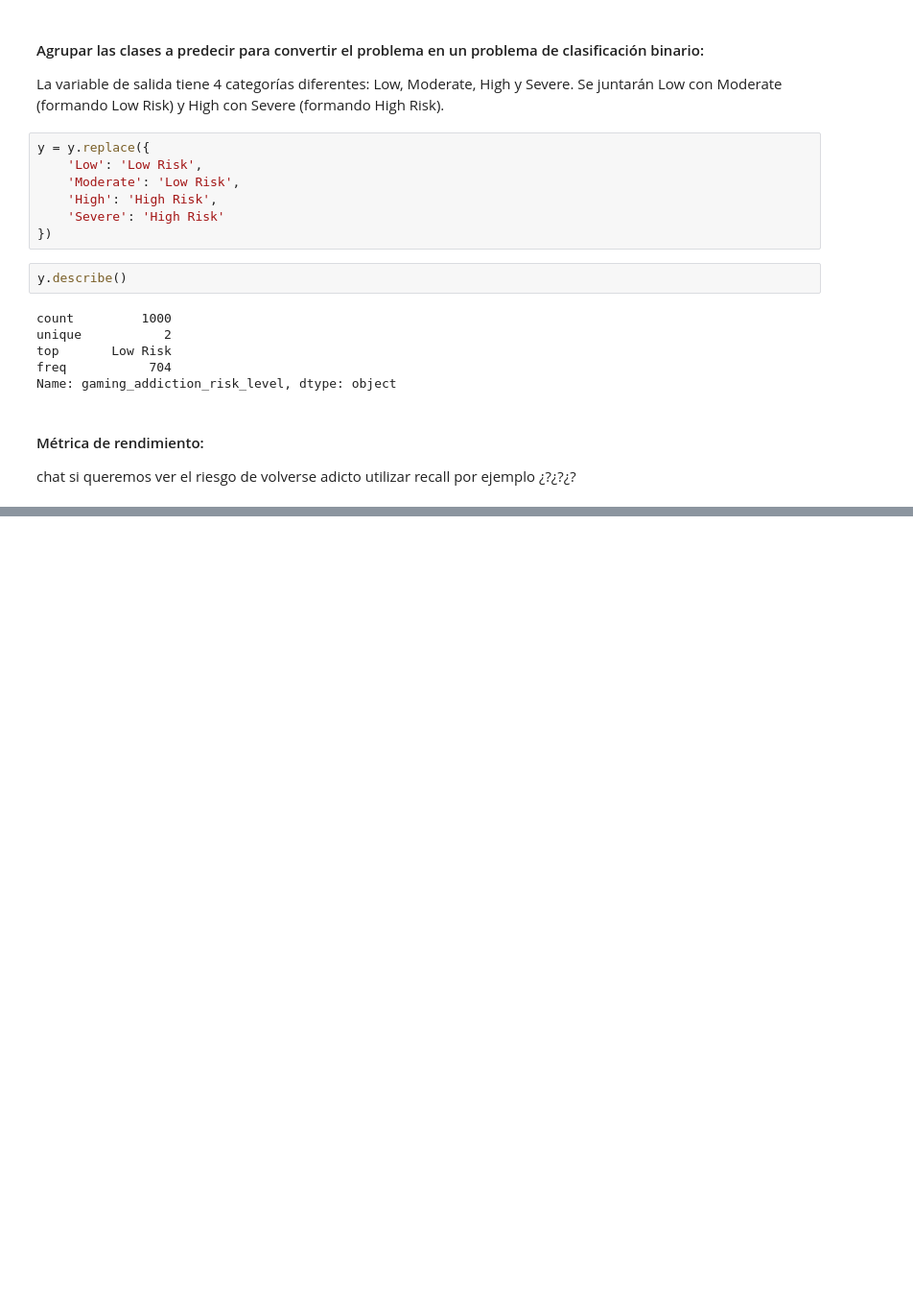
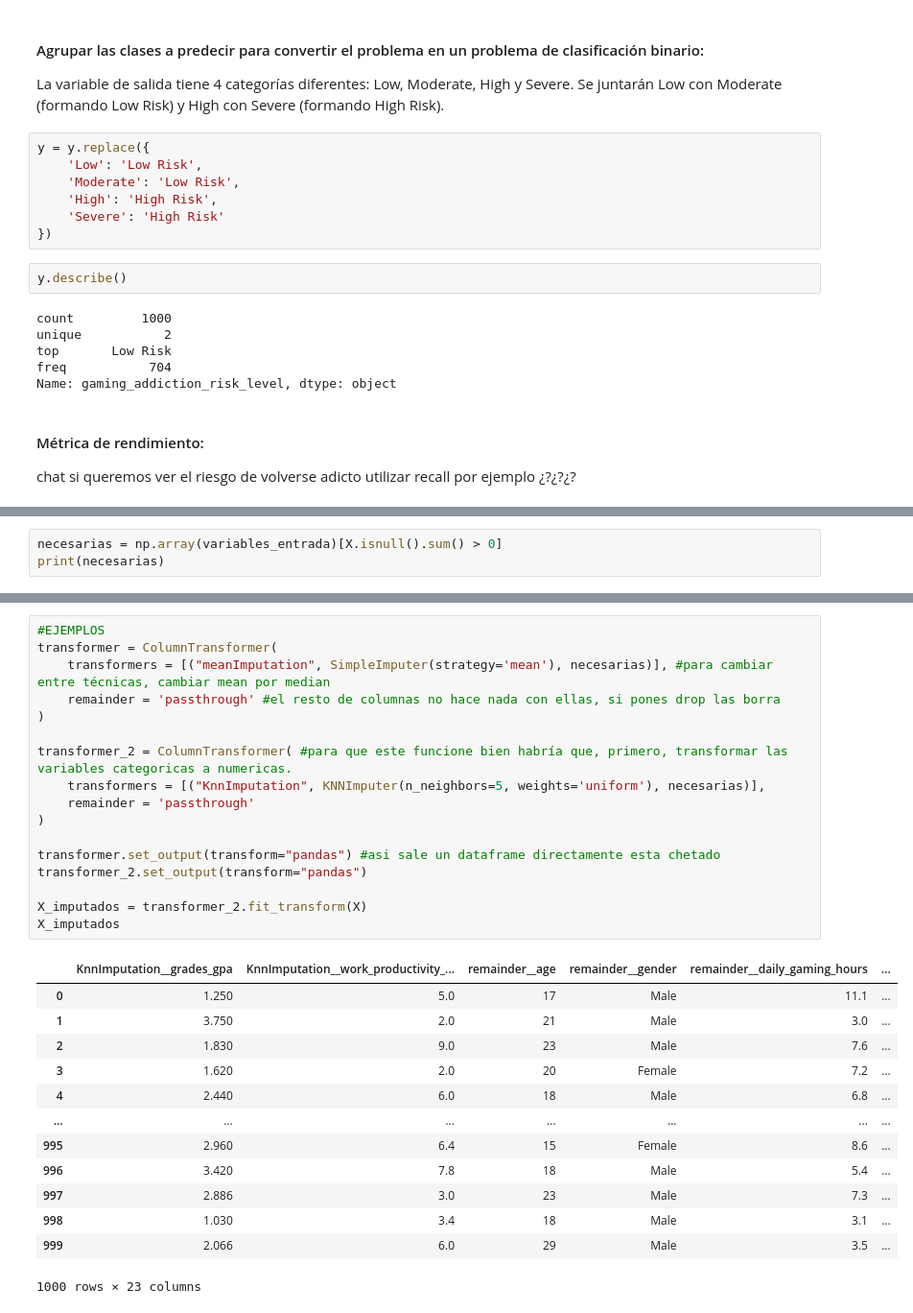
Before and after one commit to Miguelon1708/Trabajo-Mineria, a Jupyter notebook: main.ipynb, the cells around one changed output, grey strips where cells are left out. Shown at 96% size. Saved outputs shown, nothing was run; the diff lists cells and outputs as text; blank space fills up the shorter version.

```diff
--- a/main.ipynb
+++ b/main.ipynb
@@ -116,0 +104,3 @@ chat si queremos ver el riesgo de volverse adicto utilizar recall por ejemplo ¿
+# %%
+necesarias = np.array(variables_entrada)[X.isnull().sum() > 0]
+print(necesarias)
@@ -116,0 +123,31 @@ chat si queremos ver el riesgo de volverse adicto utilizar recall por ejemplo ¿
+# %%
+#EJEMPLOS
+transformer = ColumnTransformer(
+    transformers = [("meanImputation", SimpleImputer(strategy='mean'), necesarias)], #para cambiar entre técnicas, cambiar mean por median
+    remainder = 'passthrough' #el resto de columnas no hace nada con ellas, si pones drop las borra
+)
+
+transformer_2 = ColumnTransformer( #para que este funcione bien habría que, primero, transformar las variables categoricas a numericas.
+    transformers = [("KnnImputation", KNNImputer(n_neighbors=5, weights='uniform'), necesarias)],
+    remainder = 'passthrough'
+)
+
+transformer.set_output(transform="pandas") #asi sale un dataframe directamente esta chetado
+transformer_2.set_output(transform="pandas")
+
+X_imputados = transformer_2.fit_transform(X)
+X_imputados
+# %% [output]
+|  | KnnImputation__grades_gpa | KnnImputation__work_productivity_... | remainder__age | remainder__gender | remainder__daily_gaming_hours | ... |
+| 0 | 1.250 | 5.0 | 17 | Male | 11.1 | ... |
+| 1 | 3.750 | 2.0 | 21 | Male | 3.0 | ... |
+| 2 | 1.830 | 9.0 | 23 | Male | 7.6 | ... |
+| 3 | 1.620 | 2.0 | 20 | Female | 7.2 | ... |
+| 4 | 2.440 | 6.0 | 18 | Male | 6.8 | ... |
+| ... | ... | ... | ... | ... | ... | ... |
+| 995 | 2.960 | 6.4 | 15 | Female | 8.6 | ... |
+| 996 | 3.420 | 7.8 | 18 | Male | 5.4 | ... |
+| 997 | 2.886 | 3.0 | 23 | Male | 7.3 | ... |
+| 998 | 1.030 | 3.4 | 18 | Male | 3.1 | ... |
+| 999 | 2.066 | 6.0 | 29 | Male | 3.5 | ... |
+1000 rows × 23 columns
```
Also changed, not shown: parts of 19 cells of this notebook, 1 other file.
